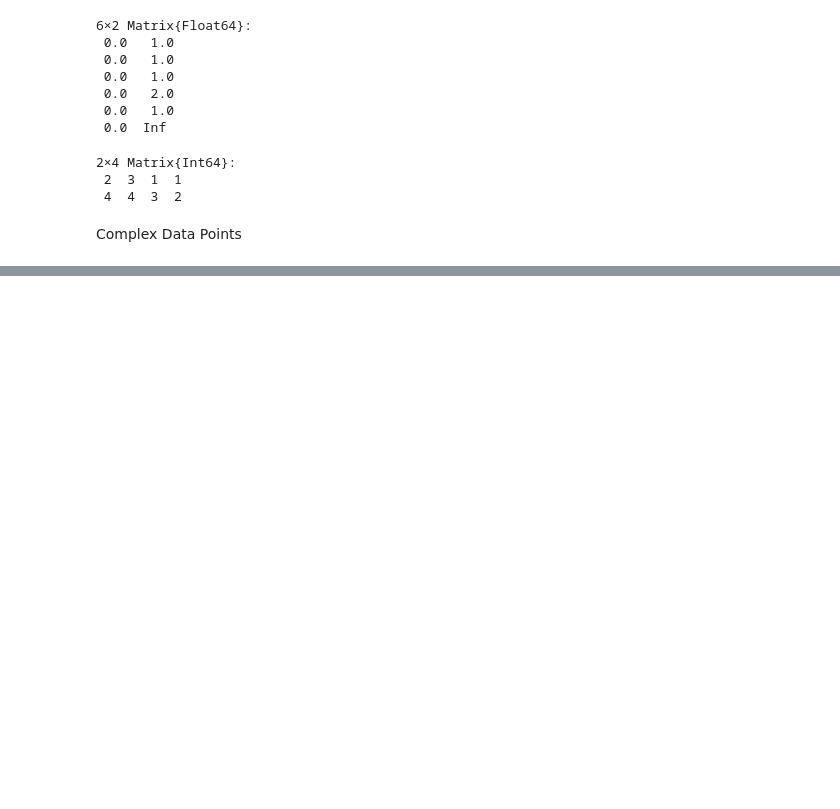
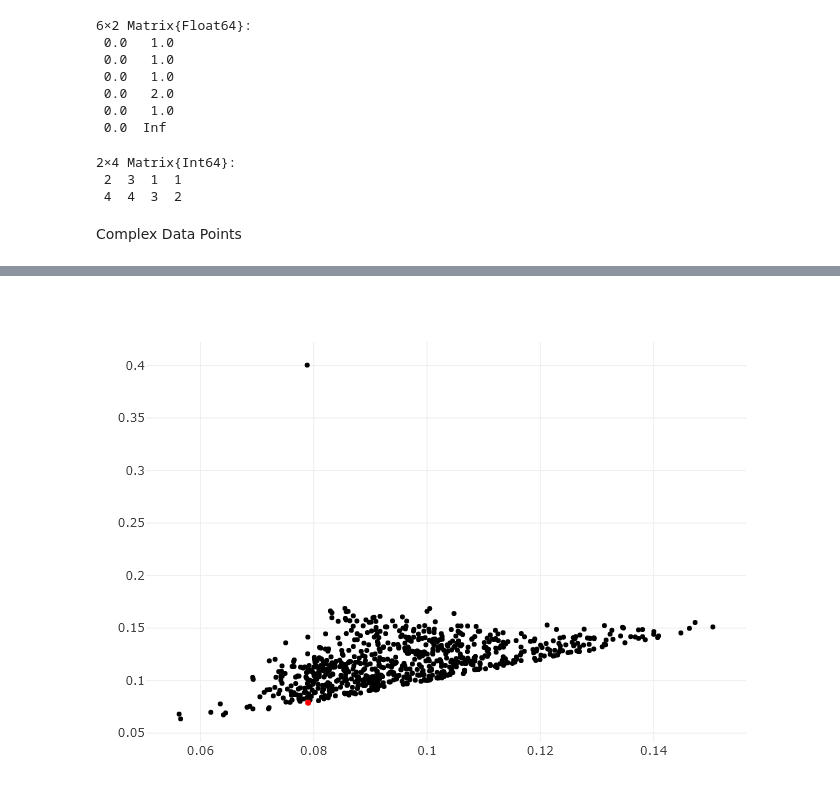
Before and after one commit to Jevi-Waugh/PH-AML, a Jupyter notebook: notebooks/features.ipynb, the cells around one changed output, grey strips where cells are left out. Saved outputs shown, nothing was run; the diff lists cells and outputs as text; code cells hidden in the pictures; blank space fills up the shorter version.

```diff
--- a/notebooks/features.ipynb
+++ b/notebooks/features.ipynb
@@ -118,0 +199,4 @@ plotclassrep_pjs(PH,dim=2, class=1)
+# %%
+plotpersistencediagram_pjs(PH, dim=1)
+# %% [output]
+[figure, added]
```
Also changed, not shown: parts of 17 cells of this notebook.
